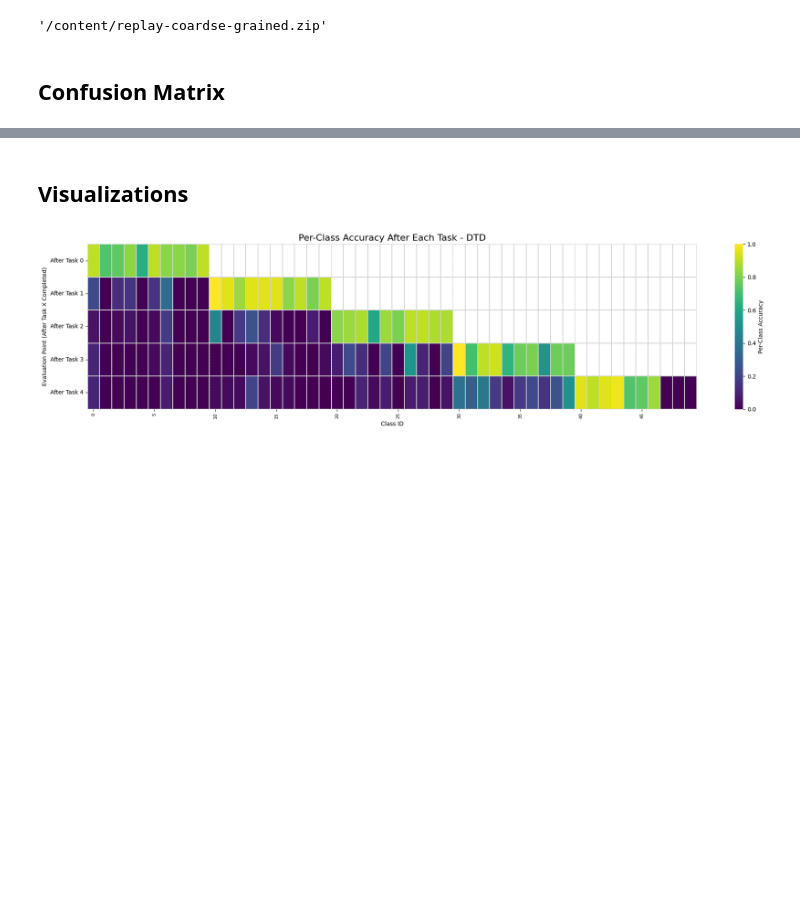
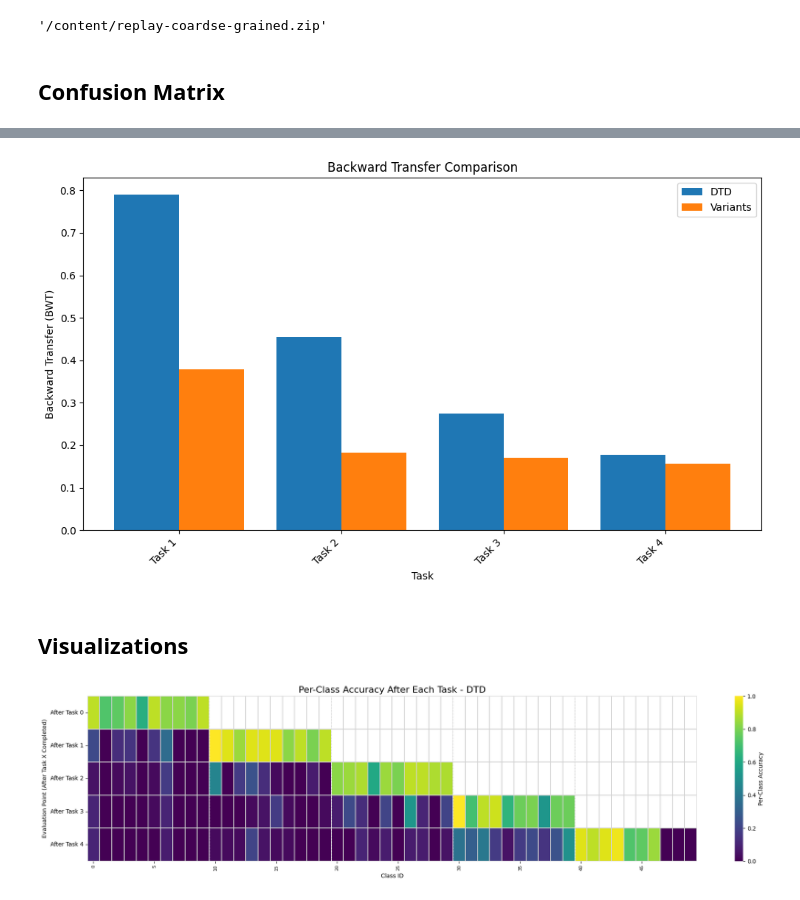
Before and after one commit to avelynkwong/fg-continual-learning, a Jupyter notebook: eda2_train_new_task.ipynb, the cells around one changed output, grey strips where cells are left out. Saved outputs shown, nothing was run; the diff lists cells and outputs as text; code cells hidden in the pictures; blank space fills up the shorter version.

```diff
--- a/eda2_train_new_task.ipynb
+++ b/eda2_train_new_task.ipynb
@@ -768,3 +847,12 @@ plt.show()
+# %%
+accuracy_file_paths = ['accuracies-DTD-naive.txt', 'accuracies-variants-naive.txt']  # Replace with your file paths
+num_total_classes = 50  # Replace with the total number of classes
+num_classes_per_task = 10  # Replace with the number of classes per task
+dataset_names = ['DTD', 'Variants']  # Replace with your dataset names
+
+calculate_and_visualize_bwt(accuracy_file_paths, num_total_classes, num_classes_per_task, dataset_names)
+# %% [output]
+[figure, added]
 # %% [markdown]
 ## Visualizations
 # %%
```
Also changed, not shown: parts of 4 cells of this notebook.
